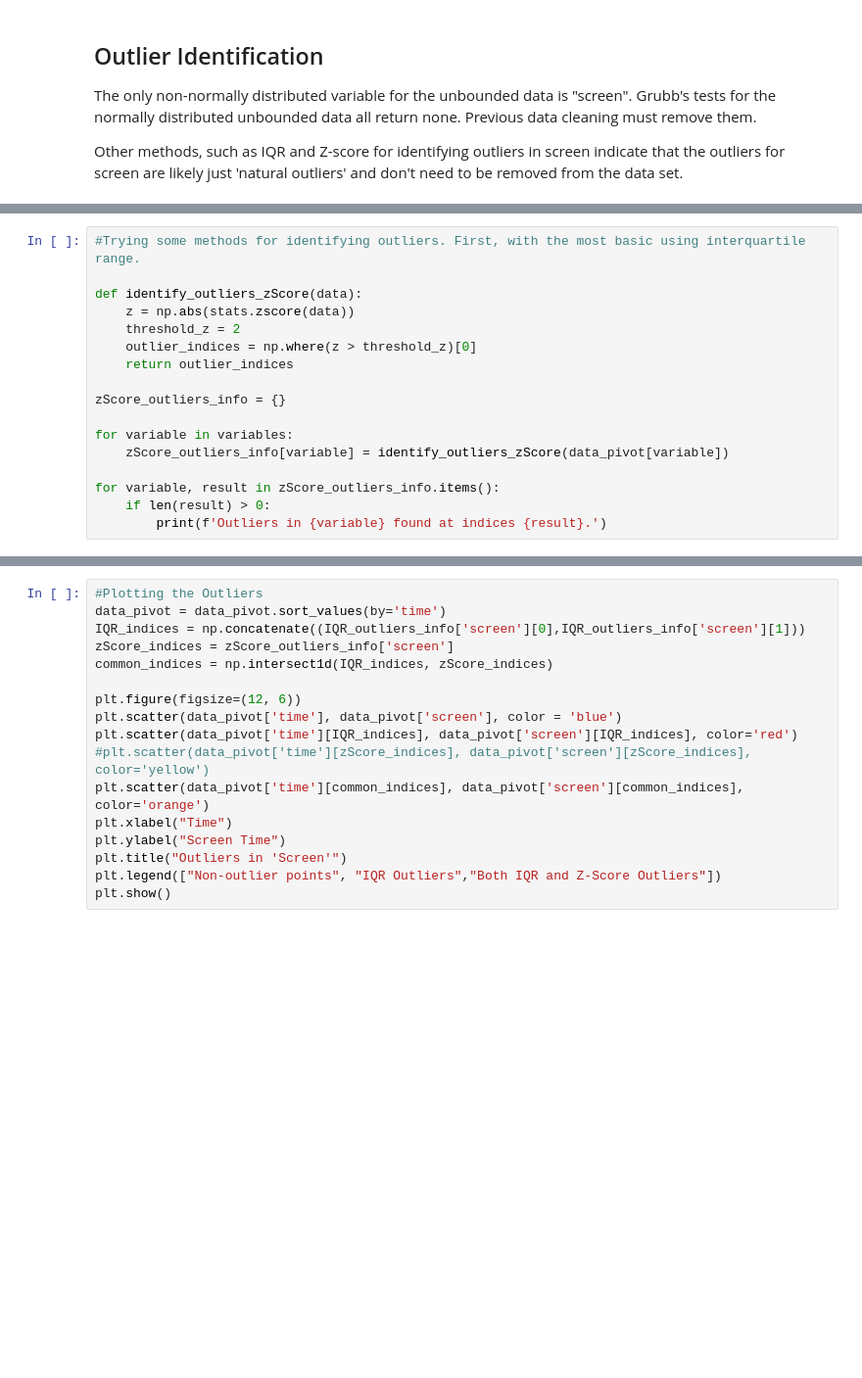
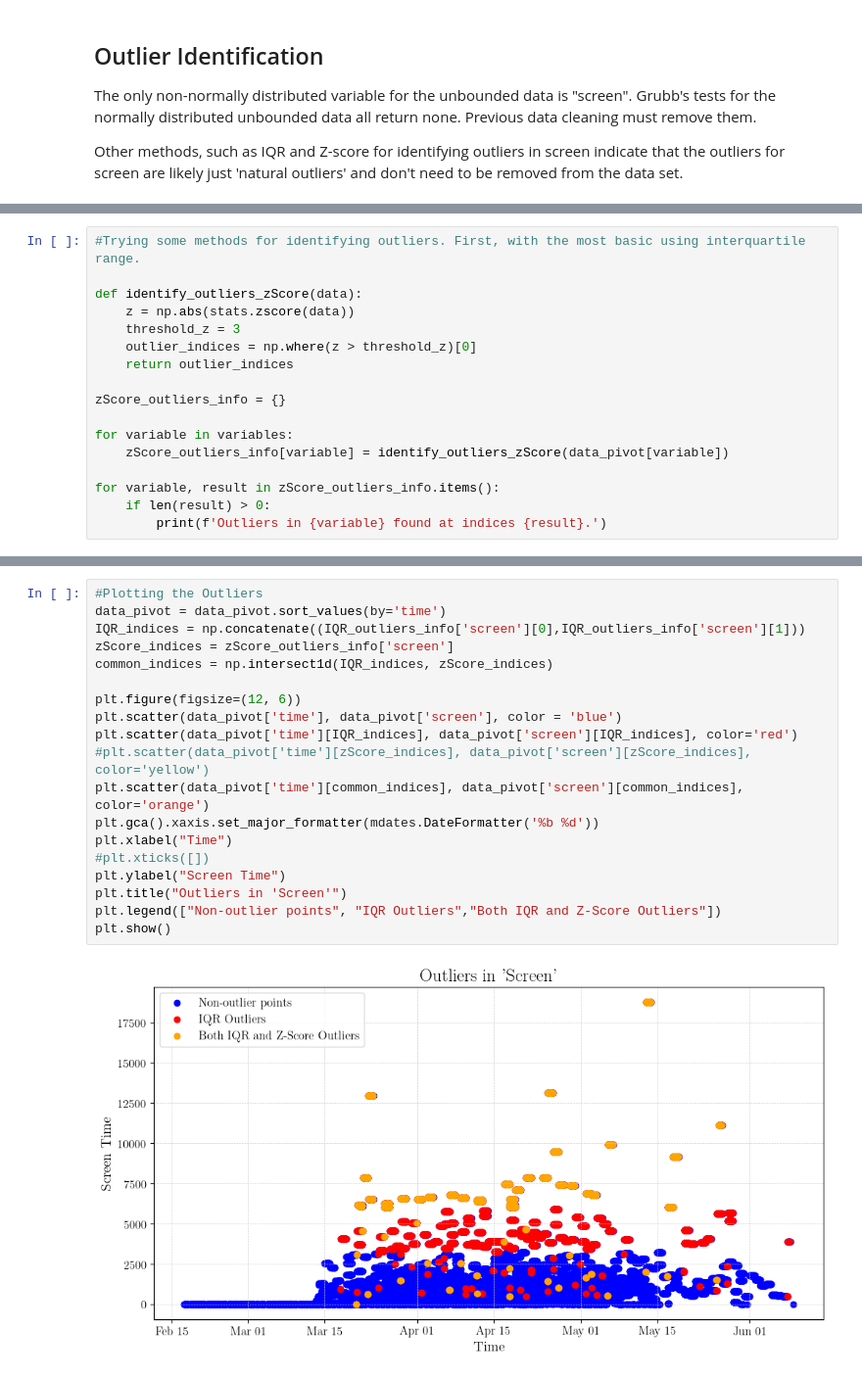
Before and after one commit to AmirSahrani/DMT_Assignments, a Jupyter notebook: notebooks/analysis.ipynb, the cells around one changed output, grey strips where cells are left out. Shown at 98% size. Cells and saved outputs as stored; diff of their text form; blank space fills up the shorter version.

```diff
--- a/notebooks/analysis.ipynb
+++ b/notebooks/analysis.ipynb
@@ -363,7 +477,7 @@ for variable, result in IQR_outliers_info.items():
 
 def identify_outliers_zScore(data):
     z = np.abs(stats.zscore(data))
-    threshold_z = 2
+    threshold_z = 3
     outlier_indices = np.where(z > threshold_z)[0]
     return outlier_indices
 
@@ -378,20 +510,24 @@ for variable, result in zScore_outliers_info.items():
 # %%
 #Plotting the Outliers
 data_pivot = data_pivot.sort_values(by='time')
 IQR_indices = np.concatenate((IQR_outliers_info['screen'][0],IQR_outliers_info['screen'][1]))
 zScore_indices = zScore_outliers_info['screen']
 common_indices = np.intersect1d(IQR_indices, zScore_indices)
 
 plt.figure(figsize=(12, 6))
 plt.scatter(data_pivot['time'], data_pivot['screen'], color = 'blue')
 plt.scatter(data_pivot['time'][IQR_indices], data_pivot['screen'][IQR_indices], color='red')
 #plt.scatter(data_pivot['time'][zScore_indices], data_pivot['screen'][zScore_indices], color='yellow')
 plt.scatter(data_pivot['time'][common_indices], data_pivot['screen'][common_indices], color='orange')
+plt.gca().xaxis.set_major_formatter(mdates.DateFormatter('%b %d'))
 plt.xlabel("Time")
+#plt.xticks([])
 plt.ylabel("Screen Time")
 plt.title("Outliers in 'Screen'")
 plt.legend(["Non-outlier points", "IQR Outliers","Both IQR and Z-Score Outliers"])
 plt.show()
+# %% [output]
+[figure, added]
 # %%
 #Grubb's Test for normally distributed data
 
```
Also changed, not shown: parts of 28 cells of this notebook, 1 other file.
